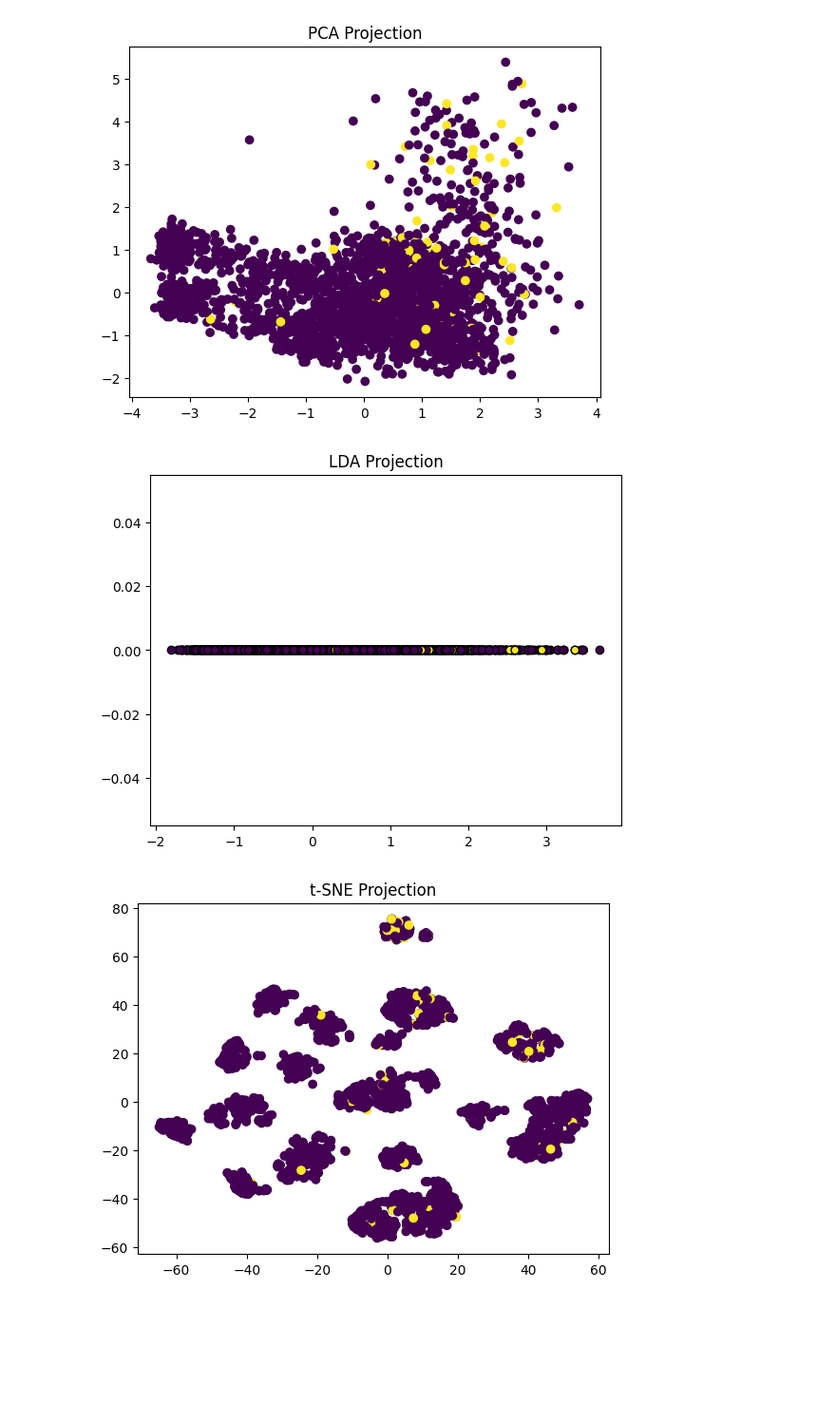
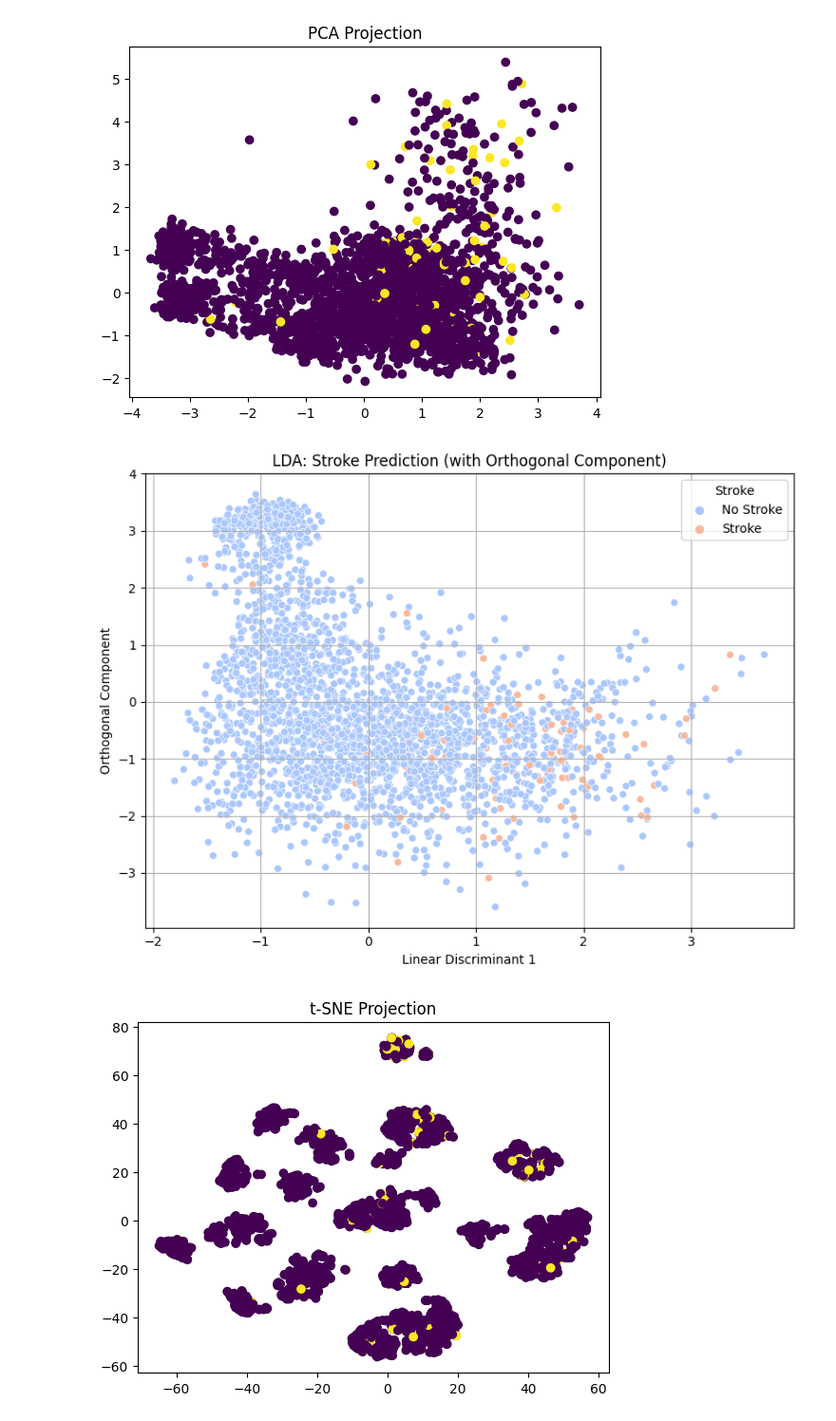
Before and after one commit to Yehia404/Stroke-Prediction-Model, a Jupyter notebook: main.ipynb, the cells around one changed output. Shown at 95% size. Cells and saved outputs as stored; diff of their text form; code cells hidden in the pictures; blank space fills up the shorter version.

```diff
--- a/main.ipynb
+++ b/main.ipynb
@@ -227,15 +227,44 @@ plt.title('PCA Projection')
 plt.show()
 # %% [output]
 [figure]
-# %%
-lda = LDA(n_components=1)
-X_lda = lda.fit_transform(X_train_scaled, y_train)
-plt.figure()
-plt.scatter(X_lda, np.zeros_like(X_lda), c=y_train, edgecolor='k')
-plt.title('LDA Projection')
-plt.show()
-# %% [output]
-[figure, removed]
+# %%
+# LDA 1D projection
+lda = LDA(n_components=1)
+X_lda = lda.fit_transform(X_train_scaled, y_train)
+
+# Compute LDA direction (normalized)
+lda_direction = lda.coef_[0]
+lda_direction = lda_direction / np.linalg.norm(lda_direction)
+
+# Project X onto the orthogonal complement of the LDA direction
+X_orthogonal = X_train_scaled - np.outer(X_lda.flatten(), lda_direction)
+
+# Apply PCA to orthogonal component
+pca_orthogonal = PCA(n_components=1)
+X_orthogonal_1d = pca_orthogonal.fit_transform(X_orthogonal)
+
+# Combine LDA and orthogonal PCA for 2D projection
+X_lda_2d = np.column_stack((X_lda, X_orthogonal_1d))
+
+# Create DataFrame for plotting
+lda_df = pd.DataFrame(data=X_lda_2d, columns=['LD1', 'LD2'])
+lda_df['stroke'] = y_train.reset_index(drop=True)
+
+# Map stroke values to readable labels
+lda_df['stroke_label'] = lda_df['stroke'].map({0: 'No Stroke', 1: 'Stroke'})
+
+# Plot the 2D LDA projection
+plt.figure(figsize=(8, 6))
+sns.scatterplot(x='LD1', y='LD2', hue='stroke_label', palette='coolwarm', data=lda_df)
+plt.title('LDA: Stroke Prediction (with Orthogonal Component)')
+plt.xlabel('Linear Discriminant 1')
+plt.ylabel('Orthogonal Component')
+plt.legend(title='Stroke')
+plt.grid(True)
+plt.tight_layout()
+plt.show()
+# %% [output]
+[figure, added]
 # %%
 # t-SNE
 tsne = TSNE(n_components=2, perplexity=30)
```
Also changed, not shown: parts of 5 cells of this notebook.
